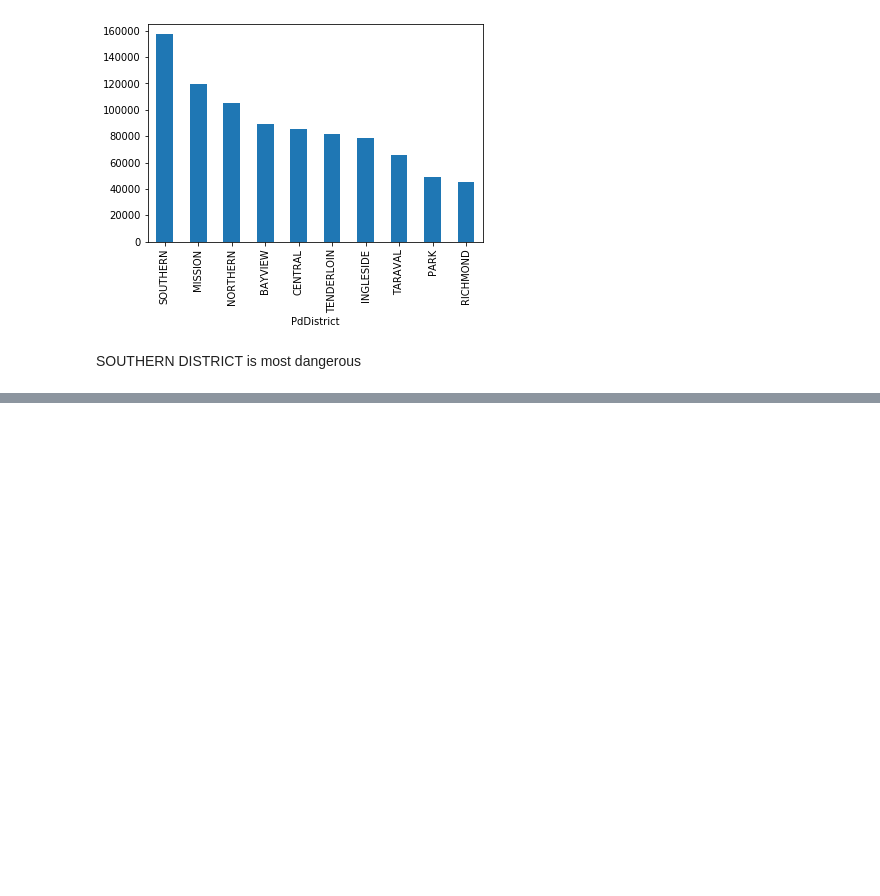
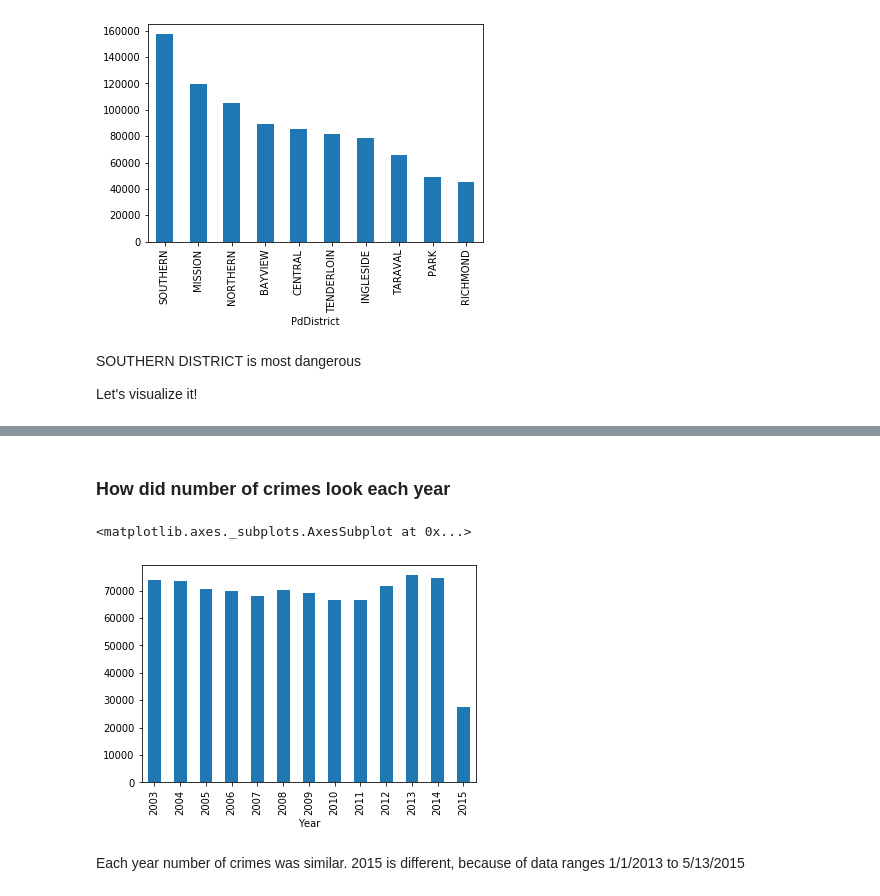
Before and after one commit to Frustrado/Crime-Classification, a Jupyter notebook: SF_crimes_analysis.ipynb, the cells around one changed output, grey strips where cells are left out. Saved outputs shown, nothing was run; the diff lists cells and outputs as text; code cells hidden in the pictures; blank space fills up the shorter version.

Commit message:
number crimes each year

```diff
--- a/SF_crimes_analysis.ipynb
+++ b/SF_crimes_analysis.ipynb
@@ -334,6 +351,8 @@ train_df.groupby(['PdDistrict'])['Dates'].count().sort_values(ascending=False).p
 [figure]
 # %% [markdown]
 SOUTHERN DISTRICT is most dangerous
+
+Let's visualize it!
 # %%
 crime_district_count = pd.DataFrame(train_df.groupby(['PdDistrict'])['Dates'].count())
 crime_district_count.reset_index(inplace=True)
@@ -359,3 +378,14 @@ sf_map.choropleth(
 sf_map
 # %% [output]
 [interactive output not drawn]
+# %% [markdown]
+### How did number of crimes look each year
+# %%
+train_df['Year'] = train_df['Dates'].apply(lambda x : '{year}'.format(year=x.year))
+# %%
+train_df.groupby('Year')['Dates'].count().plot(kind='bar')
+# %% [output]
+<matplotlib.axes._subplots.AxesSubplot at 0x...>
+[figure, added]
+# %% [markdown]
+Each year number of crimes was similar. 2015 is different, because of data ranges 1/1/2013 to 5/13/2015
```
Also changed, not shown: parts of 3 cells of this notebook, 1 other file.
